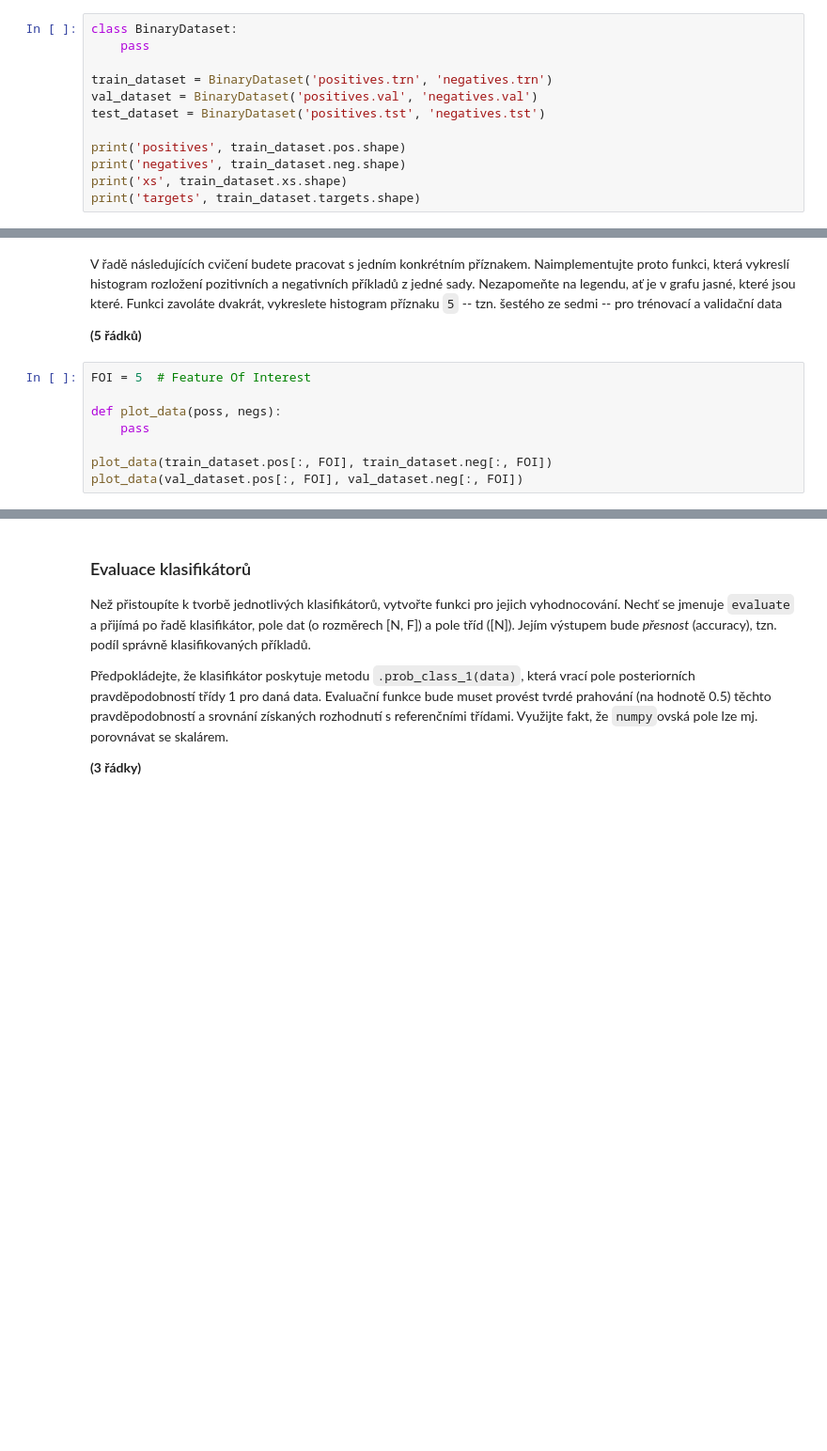
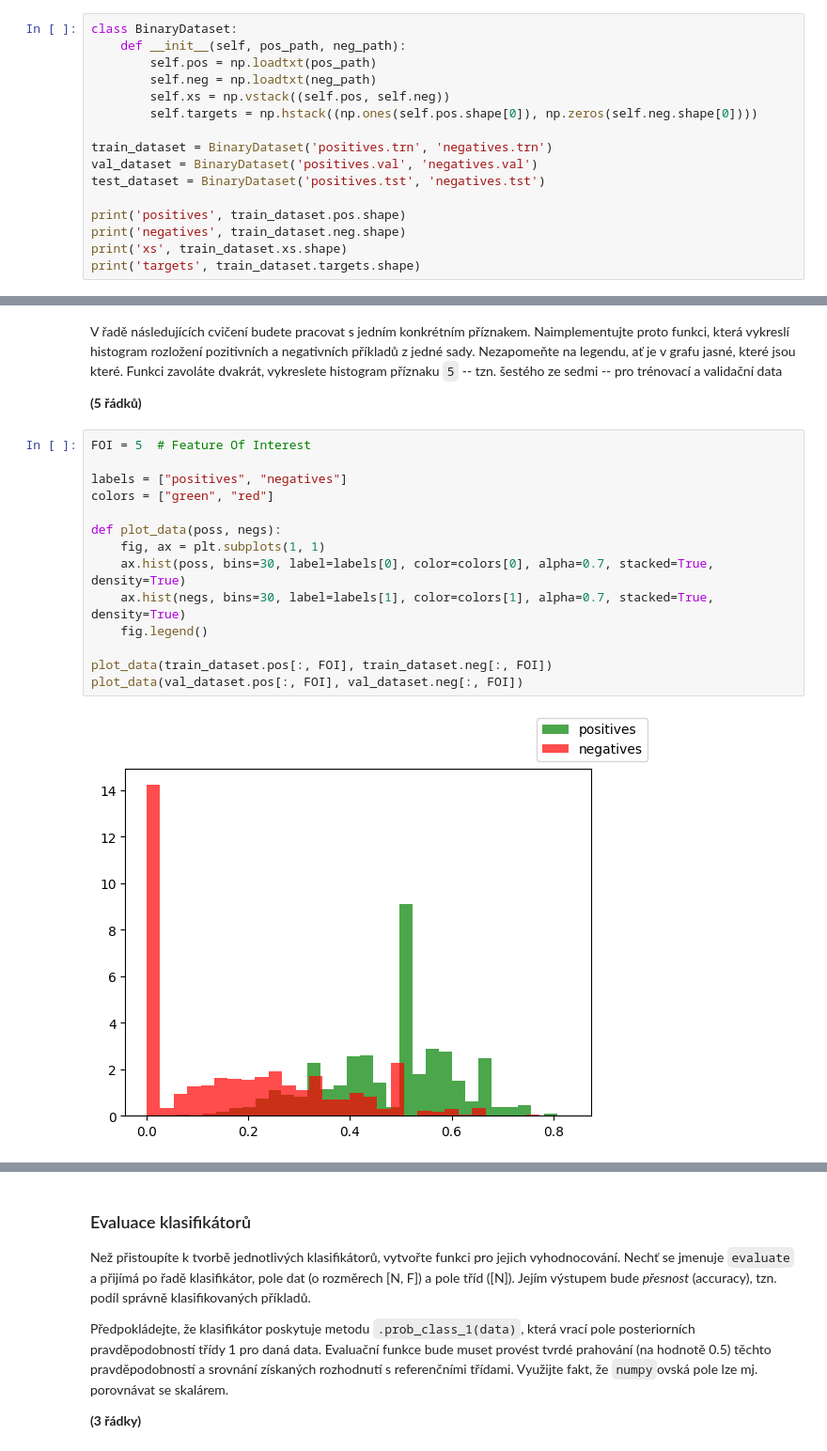
Before and after one commit to AdamZvara/sui-projekt2, a Jupyter notebook: zadani.ipynb, the cells around one changed output, grey strips where cells are left out. Shown at 94% size. Cells and saved outputs as stored; diff of their text form; blank space fills up the shorter version.

```diff
--- a/zadani.ipynb
+++ b/zadani.ipynb
@@ -30,7 +30,11 @@ Načtěte trénovací (`{positives,negatives}.trn`), validační (`{positives,ne
 **(6 řádků)**
 # %%
 class BinaryDataset:
-    pass
+    def __init__(self, pos_path, neg_path):
+        self.pos = np.loadtxt(pos_path)
+        self.neg = np.loadtxt(neg_path)
+        self.xs = np.vstack((self.pos, self.neg))
+        self.targets = np.hstack((np.ones(self.pos.shape[0]), np.zeros(self.neg.shape[0])))
 
 train_dataset = BinaryDataset('positives.trn', 'negatives.trn')
 val_dataset = BinaryDataset('positives.val', 'negatives.val')
@@ -47,8 +56,16 @@ V řadě následujících cvičení budete pracovat s jedním konkrétním pří
 # %%
 FOI = 5  # Feature Of Interest
 
+labels = ["positives", "negatives"]
+colors = ["green", "red"]
+
 def plot_data(poss, negs):
-    pass
+    fig, ax = plt.subplots(1, 1)
+    ax.hist(poss, bins=30, label=labels[0], color=colors[0], alpha=0.7, stacked=True, density=True)
+    ax.hist(negs, bins=30, label=labels[1], color=colors[1], alpha=0.7, stacked=True, density=True)
+    fig.legend()
 
 plot_data(train_dataset.pos[:, FOI], train_dataset.neg[:, FOI])
 plot_data(val_dataset.pos[:, FOI], val_dataset.neg[:, FOI])
+# %% [output]
+[figure, added]
```
Also changed, not shown: parts of 14 cells of this notebook.
